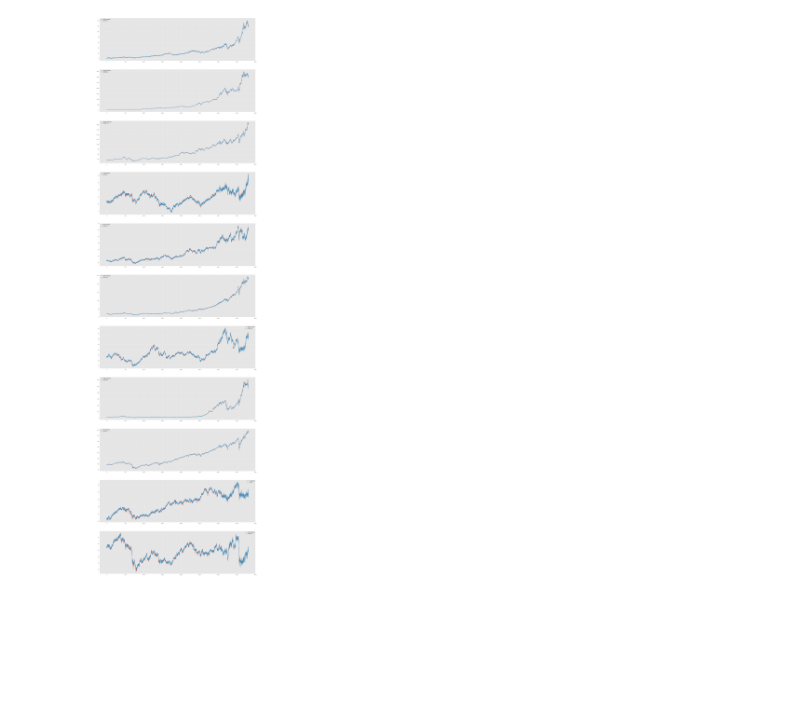
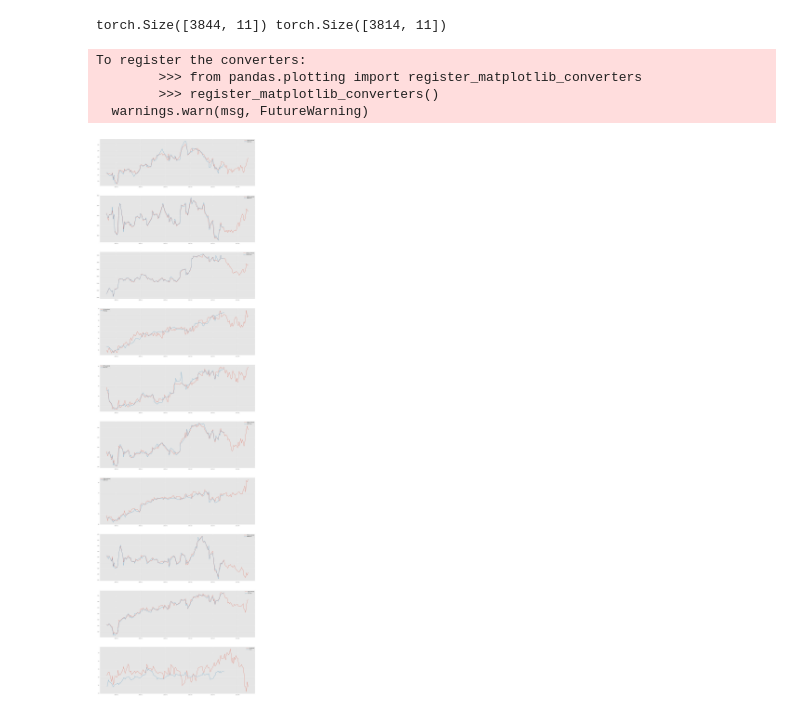
Before and after one commit to alessandrobaldo/MultitaskLearningFinRisk, a Jupyter notebook: TradingStrategies.ipynb, the cells around one changed output. Drawn from its saved outputs; the diff is of its cells as text; code cells hidden in the pictures; blank space fills up the shorter version.

Commit message:
Added stocks

```diff
--- a/TradingStrategies.ipynb
+++ b/TradingStrategies.ipynb
@@ -89,11 +67,20 @@ predicted_prices
-# %%
-fig, axs = plt.subplots(11,1, figsize=(30,110))
-for i,ax in enumerate(axs):
-    ax.plot(range(len(predicted_prices.index)),prices.loc[predicted_prices.index,stocks[i]],
-            label = predicted_prices.columns[i]+" predicted")
-    ax.plot(range(len(predicted_prices.index)),predicted_prices[stocks[i]],
-            label = predicted_prices.columns[i]+" true")
-    ax.legend()
-plt.show()
-# %% [output]
-[figure, removed]
+# %%
+import datetime
+print(predictions.shape, test_labels.shape)
+index_true = [datetime.datetime(index[i,2],index[i,1],index[i,0]) for i in range(index.shape[0])]
+index_pred = index_true + [index_true[-1] + datetime.timedelta(days=i) for i in range(1,31)]
+fig, axs = plt.subplots(10,1, figsize=(30,110))
+for i,ax in enumerate(axs):
+    ax.plot(index_pred[-130:],predictions[-130:,i],
+            label = stocks[i]+" predicted")
+    ax.plot(index_true[-100:],test_labels[-100:,i],
+            label = stocks[i]+" true")
+    ax.legend()
+plt.show()
+# %% [output]
+torch.Size([3844, 11]) torch.Size([3814, 11])
+To register the converters:
+        >>> from pandas.plotting import register_matplotlib_converters
+        >>> register_matplotlib_converters()
+  warnings.warn(msg, FutureWarning)
+[figure, added]
```
Also changed, not shown: parts of 4 cells of this notebook, 38 other files.
